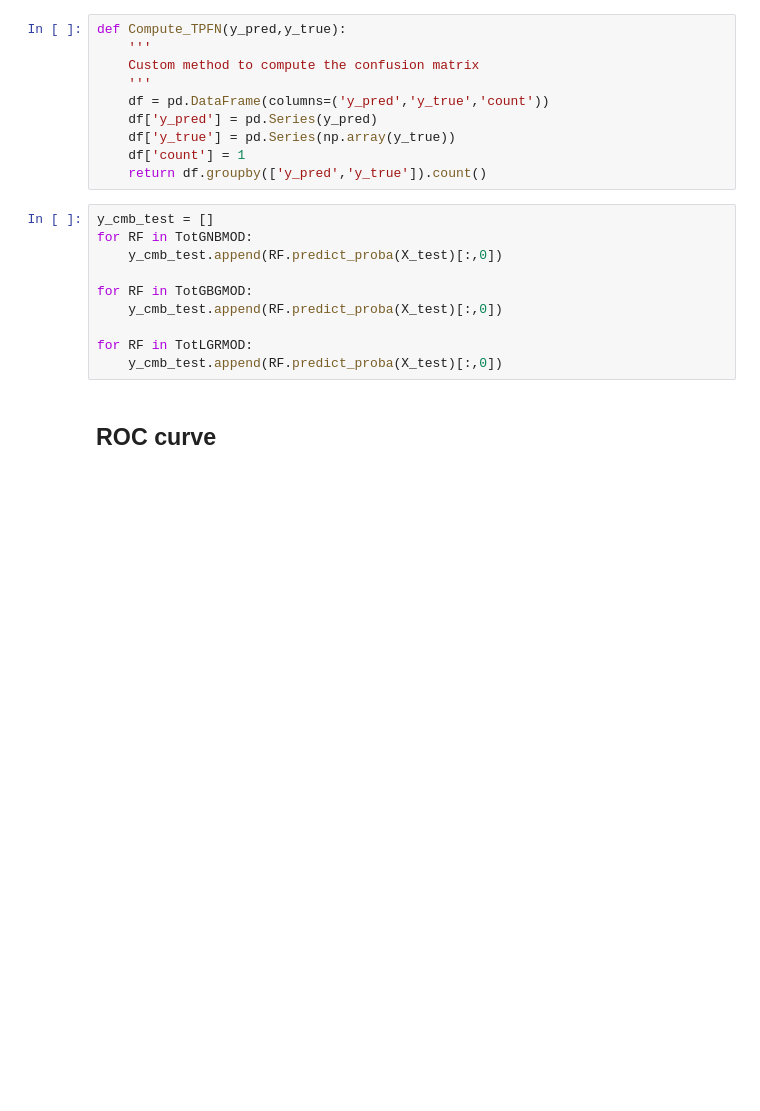
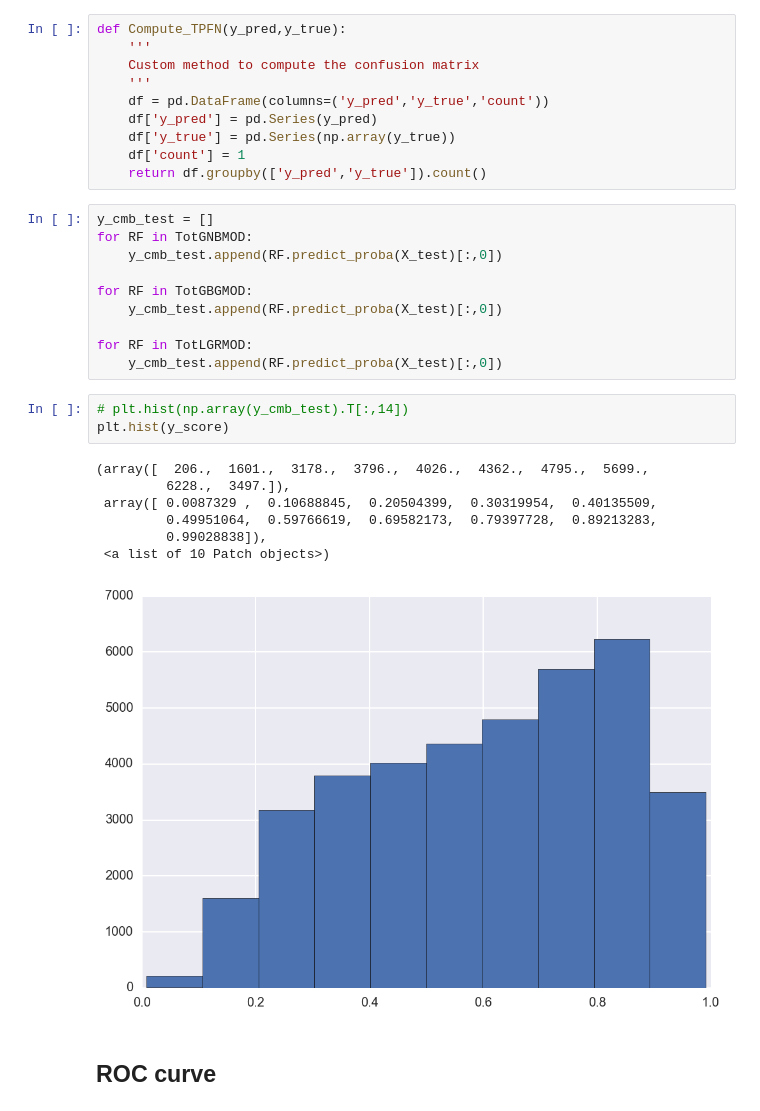
Before and after one commit to jingfengli/LendingClubPrediction, a Jupyter notebook: LendingClubCracked.ipynb, the cells around one changed output. Saved outputs shown, nothing was run; the diff lists cells and outputs as text; blank space fills up the shorter version.

```diff
--- a/LendingClubCracked.ipynb
+++ b/LendingClubCracked.ipynb
@@ -303,6 +282,17 @@ for RF in TotGBGMOD:
 
 for RF in TotLGRMOD:
     y_cmb_test.append(RF.predict_proba(X_test)[:,0])
+# %%
+# plt.hist(np.array(y_cmb_test).T[:,14])
+plt.hist(y_score)
+# %% [output]
+(array([  206.,  1601.,  3178.,  3796.,  4026.,  4362.,  4795.,  5699.,
+         6228.,  3497.]),
+ array([ 0.0087329 ,  0.10688845,  0.20504399,  0.30319954,  0.40135509,
+         0.49951064,  0.59766619,  0.69582173,  0.79397728,  0.89213283,
+         0.99028838]),
+ <a list of 10 Patch objects>)
+[figure, added]
 # %% [markdown]
 ## ROC curve
 # %%
```
Also changed, not shown: parts of 16 cells of this notebook, 4 other files.
